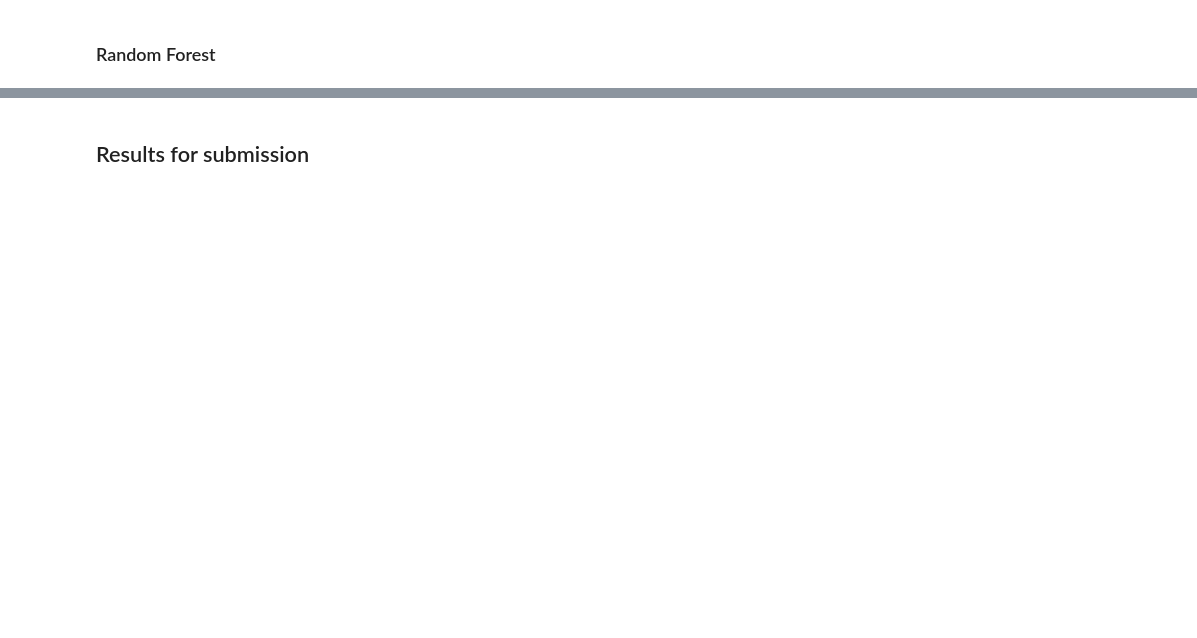
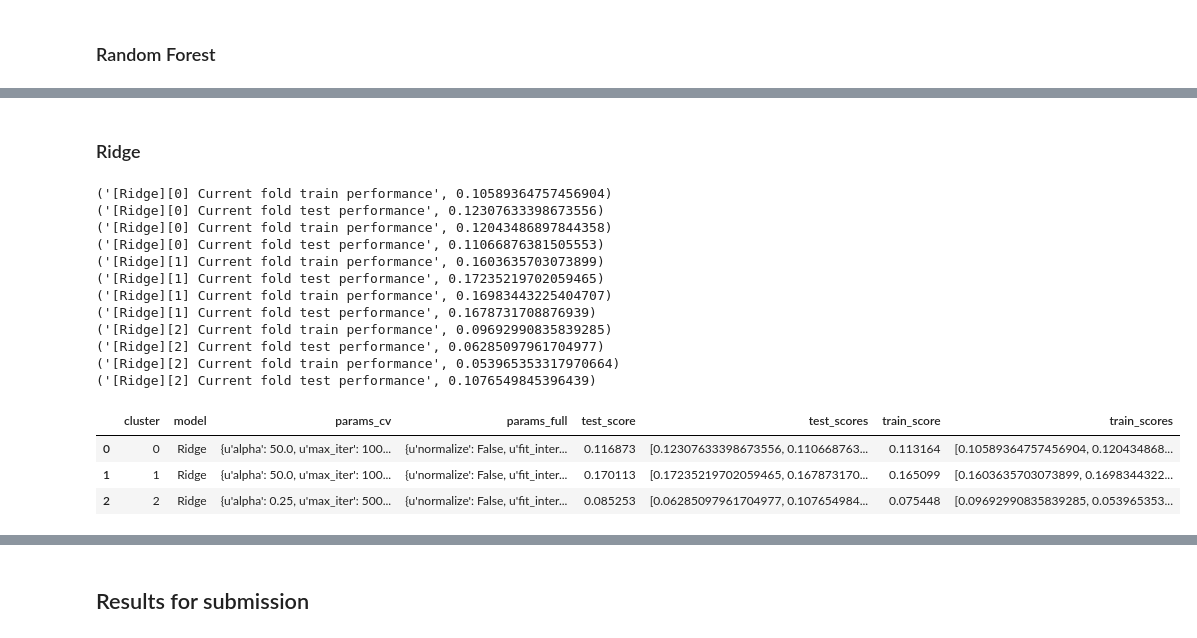
Before and after one commit to adrifmonte/house-prices, a Jupyter notebook: house-prices-part-2.ipynb, the cells around one changed output, grey strips where cells are left out. Saved outputs shown, nothing was run; the diff lists cells and outputs as text; code cells hidden in the pictures; blank space fills up the shorter version.

```diff
--- a/house-prices-part-2.ipynb
+++ b/house-prices-part-2.ipynb
@@ -726,0 +802,37 @@ rfr_df
+# %% [markdown]
+### Ridge
+# %%
+from sklearn.linear_model import Ridge
+
+ridge_df = tune_model(Ridge, 'Ridge', {
+    'random_state': 42,
+    'copy_X': True,
+
+    'fit_intercept': True,
+    'normalize': False
+}, {
+    'alpha': [50.0, 25.0, 2.5, 0.25],
+    # 'fit_intercept': [False, True],
+    # 'normalize': [False, True],
+    'max_iter': [100, 500, 1000],
+    'tol': [0.001, 0.00075, 0.0005],
+    'solver': ['lsqr', 'sag'],
+})
+ridge_df
+# %% [output]
+('[Ridge][0] Current fold train performance', 0.10589364757456904)
+('[Ridge][0] Current fold test performance', 0.12307633398673556)
+('[Ridge][0] Current fold train performance', 0.12043486897844358)
+('[Ridge][0] Current fold test performance', 0.11066876381505553)
+('[Ridge][1] Current fold train performance', 0.1603635703073899)
+('[Ridge][1] Current fold test performance', 0.17235219702059465)
+('[Ridge][1] Current fold train performance', 0.16983443225404707)
+('[Ridge][1] Current fold test performance', 0.1678731708876939)
+('[Ridge][2] Current fold train performance', 0.09692990835839285)
+('[Ridge][2] Current fold test performance', 0.06285097961704977)
+('[Ridge][2] Current fold train performance', 0.053965353317970664)
+('[Ridge][2] Current fold test performance', 0.1076549845396439)
+|  | cluster | model | params_cv | params_full | test_score | test_scores | train_score | train_scores |
+| 0 | 0 | Ridge | {u'alpha': 50.0, u'max_iter': 100... | {u'normalize': False, u'fit_inter... | 0.116873 | [0.12307633398673556, 0.110668763... | 0.113164 | [0.10589364757456904, 0.120434868... |
+| 1 | 1 | Ridge | {u'alpha': 50.0, u'max_iter': 100... | {u'normalize': False, u'fit_inter... | 0.170113 | [0.17235219702059465, 0.167873170... | 0.165099 | [0.1603635703073899, 0.1698344322... |
+| 2 | 2 | Ridge | {u'alpha': 0.25, u'max_iter': 500... | {u'normalize': False, u'fit_inter... | 0.085253 | [0.06285097961704977, 0.107654984... | 0.075448 | [0.09692990835839285, 0.053965353... |
```
Also changed, not shown: parts of 12 cells of this notebook, 1 other file.
